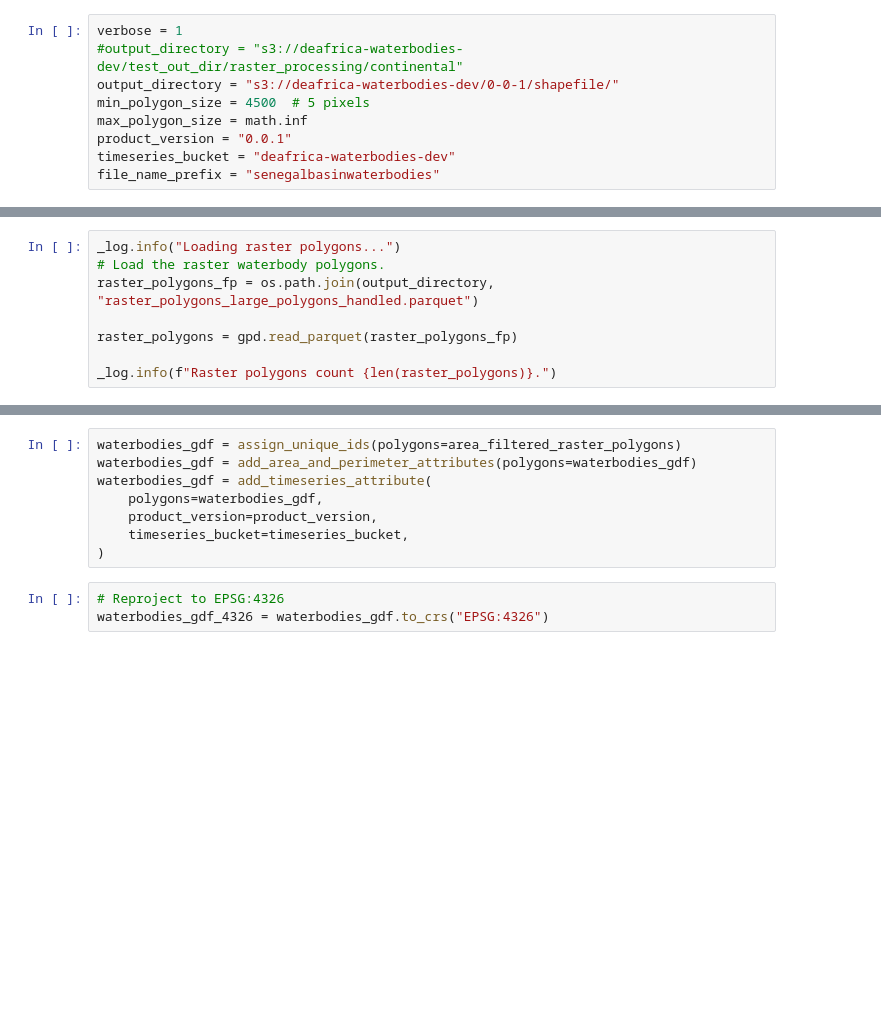
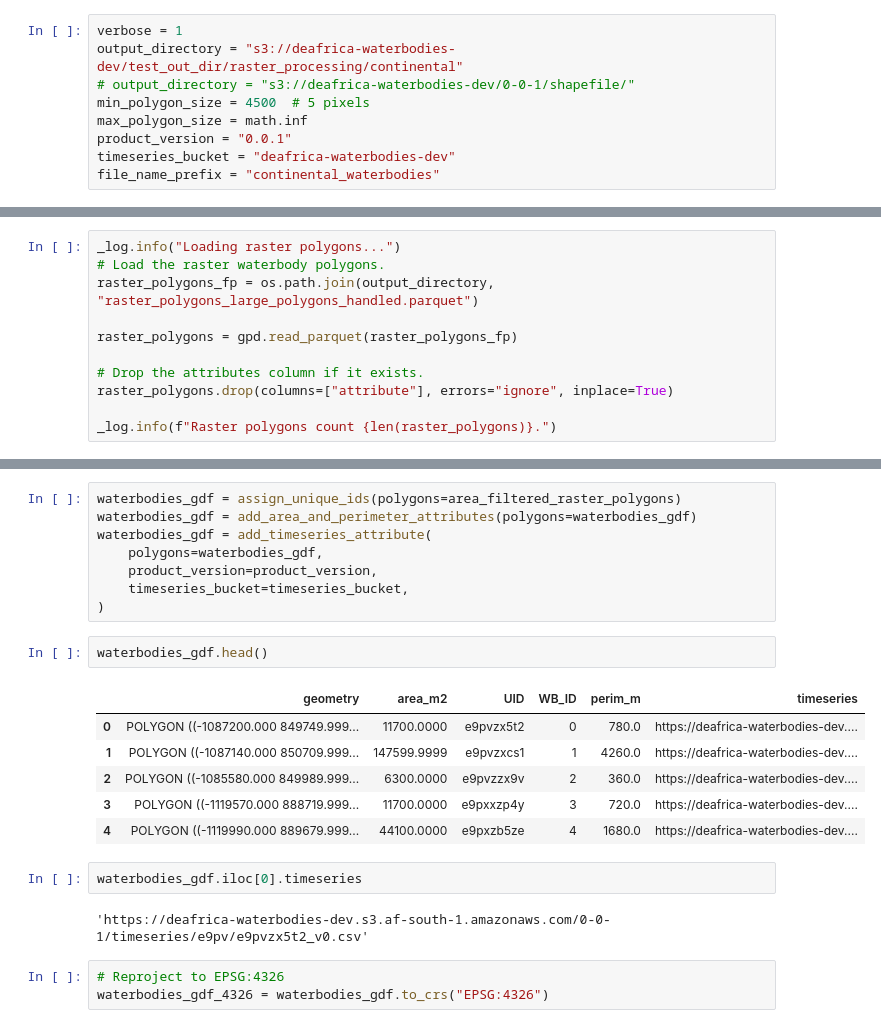
Before and after one commit to digitalearthafrica/deafrica-waterbodies, a Jupyter notebook: notebooks/04_WriteFinalWaterbodies.ipynb, the cells around one changed output, grey strips where cells are left out. Drawn from its saved outputs; the diff is of its cells as text; blank space fills up the shorter version.

Commit message:
Remove the attributes columns

```diff
--- a/notebooks/04_WriteFinalWaterbodies.ipynb
+++ b/notebooks/04_WriteFinalWaterbodies.ipynb
@@ -33,13 +33,13 @@ for key in aws_default_config.keys():
         del os.environ[key]
 # %%
 verbose = 1
-#output_directory = "s3://deafrica-waterbodies-dev/test_out_dir/raster_processing/continental"
-output_directory = "s3://deafrica-waterbodies-dev/0-0-1/shapefile/"
+output_directory = "s3://deafrica-waterbodies-dev/test_out_dir/raster_processing/continental"
+# output_directory = "s3://deafrica-waterbodies-dev/0-0-1/shapefile/"
 min_polygon_size = 4500  # 5 pixels
 max_polygon_size = math.inf
 product_version = "0.0.1"
 timeseries_bucket = "deafrica-waterbodies-dev"
-file_name_prefix = "senegalbasinwaterbodies"
+file_name_prefix = "continental_waterbodies"
 # %%
 # Set up logger.
 logging_setup(verbose=verbose)
@@ -54,5 +54,8 @@ raster_polygons_fp = os.path.join(output_directory, "raster_polygons_large_polyg
 
 raster_polygons = gpd.read_parquet(raster_polygons_fp)
 
+# Drop the attributes column if it exists.
+raster_polygons.drop(columns=["attribute"], errors="ignore", inplace=True)
+
 _log.info(f"Raster polygons count {len(raster_polygons)}.")
 # %% [output]
@@ -73,6 +85,19 @@ waterbodies_gdf = add_timeseries_attribute(
     product_version=product_version,
     timeseries_bucket=timeseries_bucket,
 )
+# %%
+waterbodies_gdf.head()
+# %% [output]
+|  | geometry | area_m2 | UID | WB_ID | perim_m | timeseries |
+| 0 | POLYGON ((-1087200.000 849749.999... | 11700.0000 | e9pvzx5t2 | 0 | 780.0 | https://deafrica-waterbodies-dev.... |
+| 1 | POLYGON ((-1087140.000 850709.999... | 147599.9999 | e9pvzxcs1 | 1 | 4260.0 | https://deafrica-waterbodies-dev.... |
+| 2 | POLYGON ((-1085580.000 849989.999... | 6300.0000 | e9pvzzx9v | 2 | 360.0 | https://deafrica-waterbodies-dev.... |
+| 3 | POLYGON ((-1119570.000 888719.999... | 11700.0000 | e9pxxzp4y | 3 | 720.0 | https://deafrica-waterbodies-dev.... |
+| 4 | POLYGON ((-1119990.000 889679.999... | 44100.0000 | e9pxzb5ze | 4 | 1680.0 | https://deafrica-waterbodies-dev.... |
+# %%
+waterbodies_gdf.iloc[0].timeseries
+# %% [output]
+'https://deafrica-waterbodies-dev.s3.af-south-1.amazonaws.com/0-0-1/timeseries/e9pv/e9pvzx5t2_v0.csv'
 # %%
 # Reproject to EPSG:4326
 waterbodies_gdf_4326 = waterbodies_gdf.to_crs("EPSG:4326")
```
Also changed, not shown: parts of 4 cells of this notebook, 1 other file.
